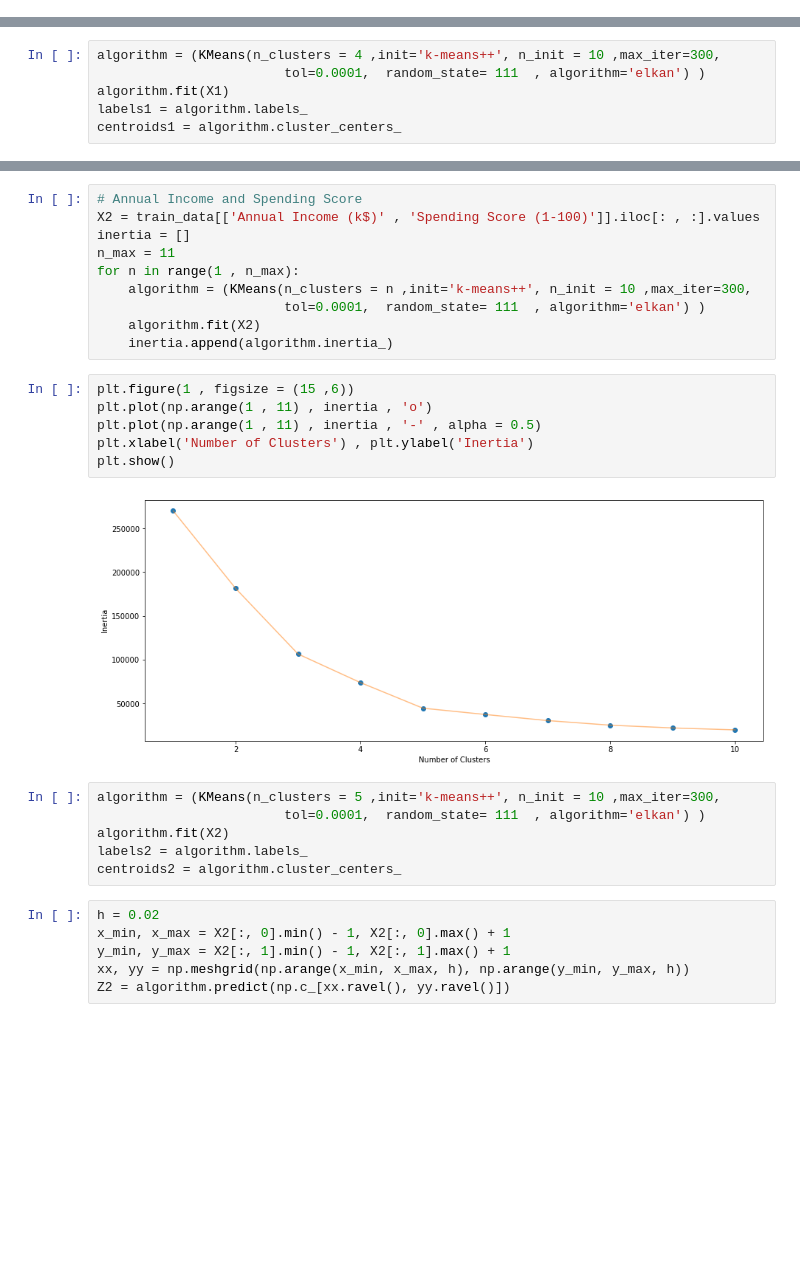
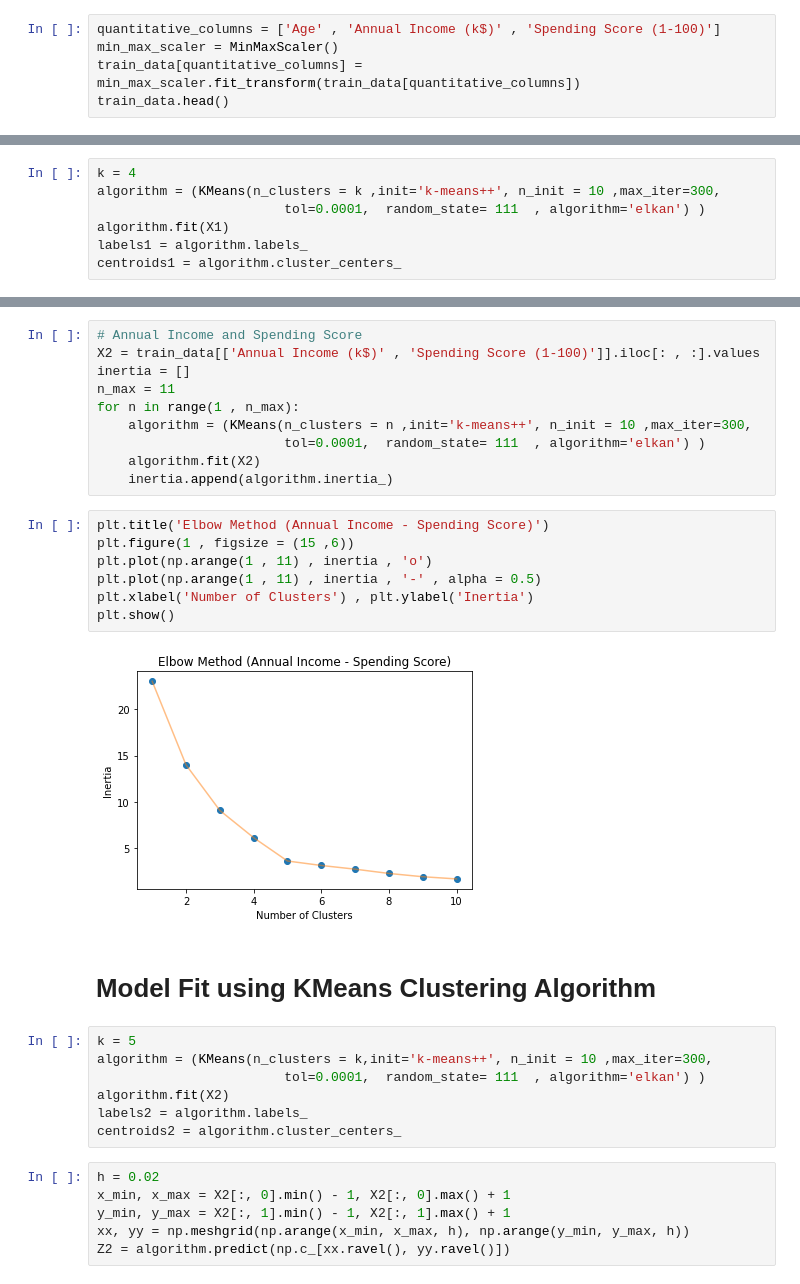
Before and after one commit to KaziShadmanSakib/Artificial-Intelligence, a Jupyter notebook: 97_KaziShadmanSakib_MallCustomerSegmentation.ipynb, the cells around one changed output, grey strips where cells are left out. Cells and saved outputs as stored; diff of their text form; blank space fills up the shorter version.

```diff
--- a/97_KaziShadmanSakib_MallCustomerSegmentation.ipynb
+++ b/97_KaziShadmanSakib_MallCustomerSegmentation.ipynb
@@ -225,0 +250,5 @@ plt.show()
+# %%
+quantitative_columns = ['Age' , 'Annual Income (k$)' , 'Spending Score (1-100)']
+min_max_scaler = MinMaxScaler()
+train_data[quantitative_columns] = min_max_scaler.fit_transform(train_data[quantitative_columns])
+train_data.head()
@@ -246,5 +289,6 @@ plt.show()
 # %%
-algorithm = (KMeans(n_clusters = 4 ,init='k-means++', n_init = 10 ,max_iter=300,
+k = 4
+algorithm = (KMeans(n_clusters = k ,init='k-means++', n_init = 10 ,max_iter=300,
                         tol=0.0001,  random_state= 111  , algorithm='elkan') )
 algorithm.fit(X1)
 labels1 = algorithm.labels_
@@ -283,15 +334,19 @@ for n in range(1 , n_max):
     algorithm.fit(X2)
     inertia.append(algorithm.inertia_)
 # %%
+plt.title('Elbow Method (Annual Income - Spending Score)')
 plt.figure(1 , figsize = (15 ,6))
 plt.plot(np.arange(1 , 11) , inertia , 'o')
 plt.plot(np.arange(1 , 11) , inertia , '-' , alpha = 0.5)
 plt.xlabel('Number of Clusters') , plt.ylabel('Inertia')
 plt.show()
 # %% [output]
-[figure, old version]
+[figure, new version]
+# %% [markdown]
+# Model Fit using KMeans Clustering Algorithm
 # %%
-algorithm = (KMeans(n_clusters = 5 ,init='k-means++', n_init = 10 ,max_iter=300,
+k = 5
+algorithm = (KMeans(n_clusters = k,init='k-means++', n_init = 10 ,max_iter=300,
                         tol=0.0001,  random_state= 111  , algorithm='elkan') )
 algorithm.fit(X2)
 labels2 = algorithm.labels_
```
Also changed, not shown: parts of 34 cells of this notebook.
